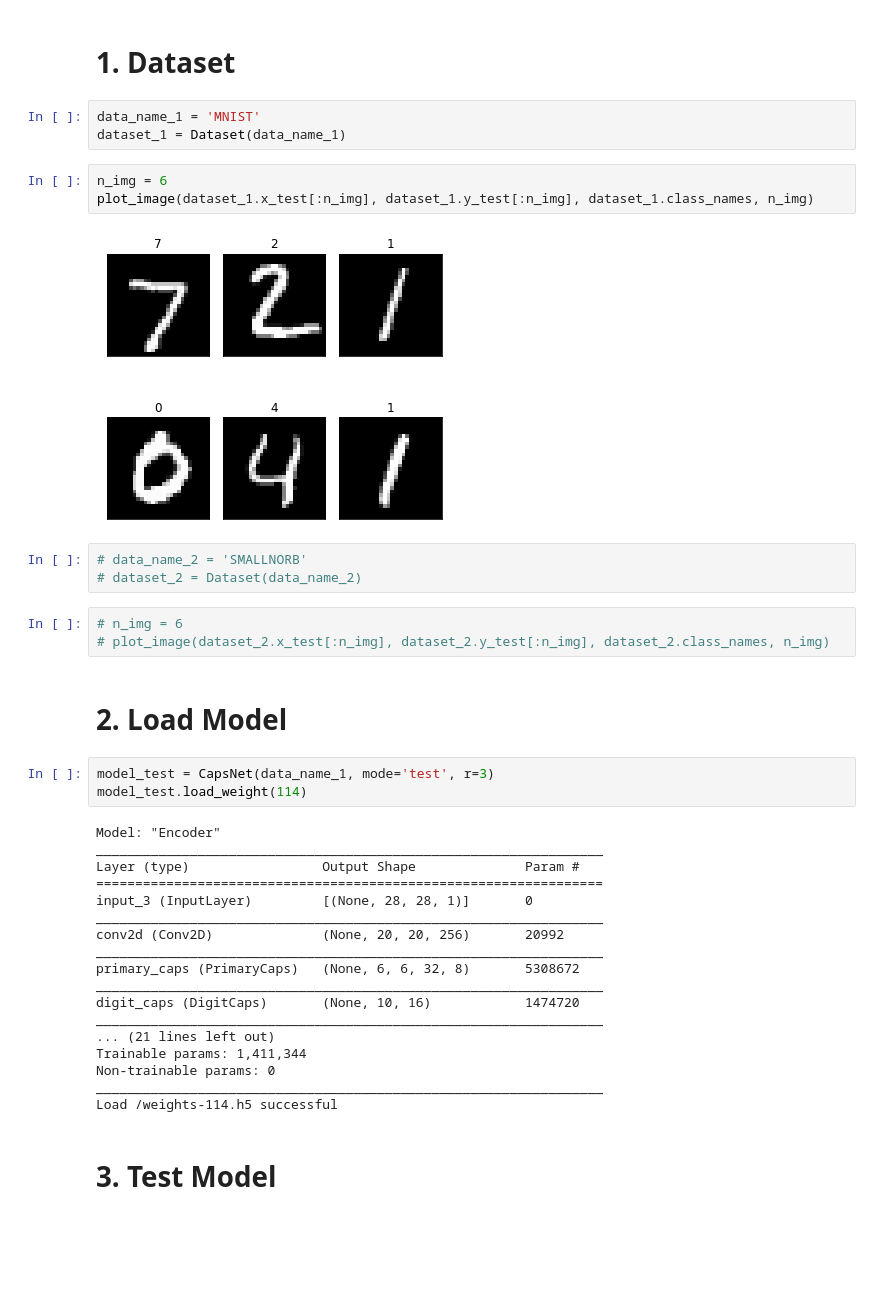
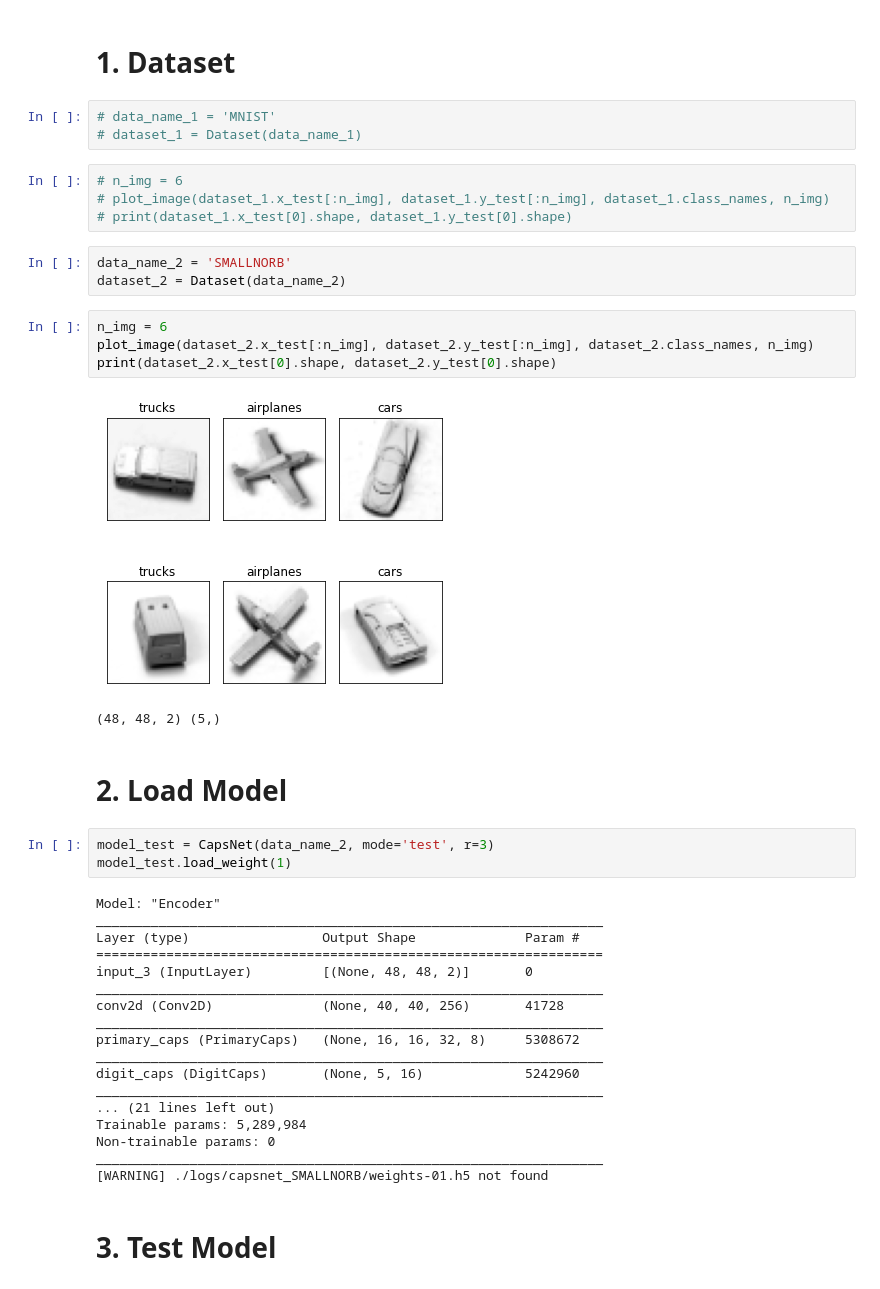
Before and after one commit to zTsugumi/BMSTU_diplom, a Jupyter notebook: CapsNet_Test.ipynb, the cells around one changed output. Drawn from its saved outputs; the diff is of its cells as text; blank space fills up the shorter version.

Commit message:
CapsNet: Fix SmallNORB dataset + Start training on it

```diff
--- a/CapsNet_Test.ipynb
+++ b/CapsNet_Test.ipynb
@@ -14,42 +14,45 @@ tf.config.experimental.set_memory_growth(gpus[0], True)
 # %% [markdown]
 # 1. Dataset
 # %%
-data_name_1 = 'MNIST'
-dataset_1 = Dataset(data_name_1)
+# data_name_1 = 'MNIST'
+# dataset_1 = Dataset(data_name_1)
 # %%
-n_img = 6
-plot_image(dataset_1.x_test[:n_img], dataset_1.y_test[:n_img], dataset_1.class_names, n_img)
+# n_img = 6
+# plot_image(dataset_1.x_test[:n_img], dataset_1.y_test[:n_img], dataset_1.class_names, n_img)
+# print(dataset_1.x_test[0].shape, dataset_1.y_test[0].shape)
-# %% [output]
-[figure, removed]
 # %%
-# data_name_2 = 'SMALLNORB'
-# dataset_2 = Dataset(data_name_2)
+data_name_2 = 'SMALLNORB'
+dataset_2 = Dataset(data_name_2)
 # %%
-# n_img = 6
-# plot_image(dataset_2.x_test[:n_img], dataset_2.y_test[:n_img], dataset_2.class_names, n_img)
+n_img = 6
+plot_image(dataset_2.x_test[:n_img], dataset_2.y_test[:n_img], dataset_2.class_names, n_img)
+print(dataset_2.x_test[0].shape, dataset_2.y_test[0].shape)
+# %% [output]
+[figure, added]
+(48, 48, 2) (5,)
 # %% [markdown]
 # 2. Load Model
 # %%
-model_test = CapsNet(data_name_1, mode='test', r=3)
-model_test.load_weight(114)
+model_test = CapsNet(data_name_2, mode='test', r=3)
+model_test.load_weight(1)
 # %% [output]
 Model: "Encoder"
 _________________________________________________________________
 Layer (type)                 Output Shape              Param #
 =================================================================
-input_3 (InputLayer)         [(None, 28, 28, 1)]       0
+input_3 (InputLayer)         [(None, 48, 48, 2)]       0
 _________________________________________________________________
-conv2d (Conv2D)              (None, 20, 20, 256)       20992
+conv2d (Conv2D)              (None, 40, 40, 256)       41728
 _________________________________________________________________
-primary_caps (PrimaryCaps)   (None, 6, 6, 32, 8)       5308672
+primary_caps (PrimaryCaps)   (None, 16, 16, 32, 8)     5308672
 _________________________________________________________________
-digit_caps (DigitCaps)       (None, 10, 16)            1474720
+digit_caps (DigitCaps)       (None, 5, 16)             5242960
 _________________________________________________________________
 ... (21 lines left out)
-Trainable params: 1,411,344
+Trainable params: 5,289,984
 Non-trainable params: 0
 _________________________________________________________________
-Load /weights-114.h5 successful
+[WARNING] ./logs/capsnet_SMALLNORB/weights-01.h5 not found
 # %% [markdown]
 # 3. Test Model
 # %%
```
Also changed, not shown: parts of 3 cells of this notebook, 4 other files.
